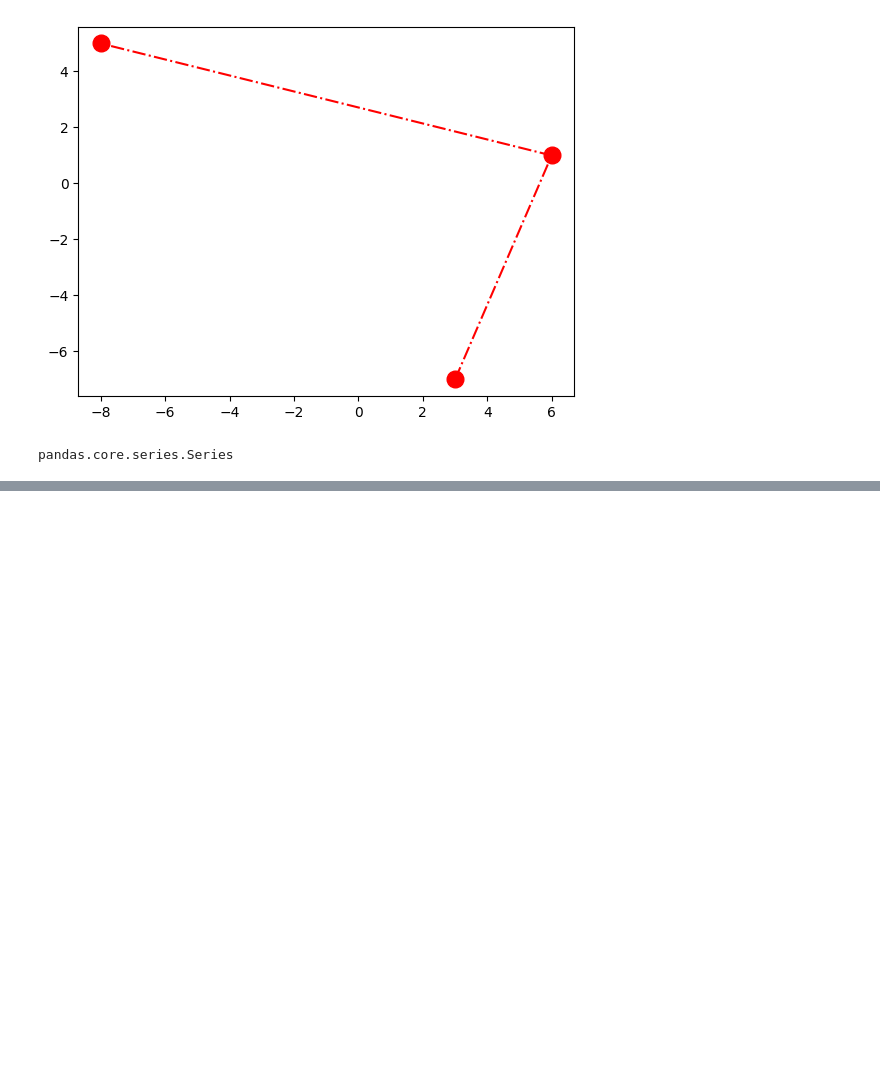
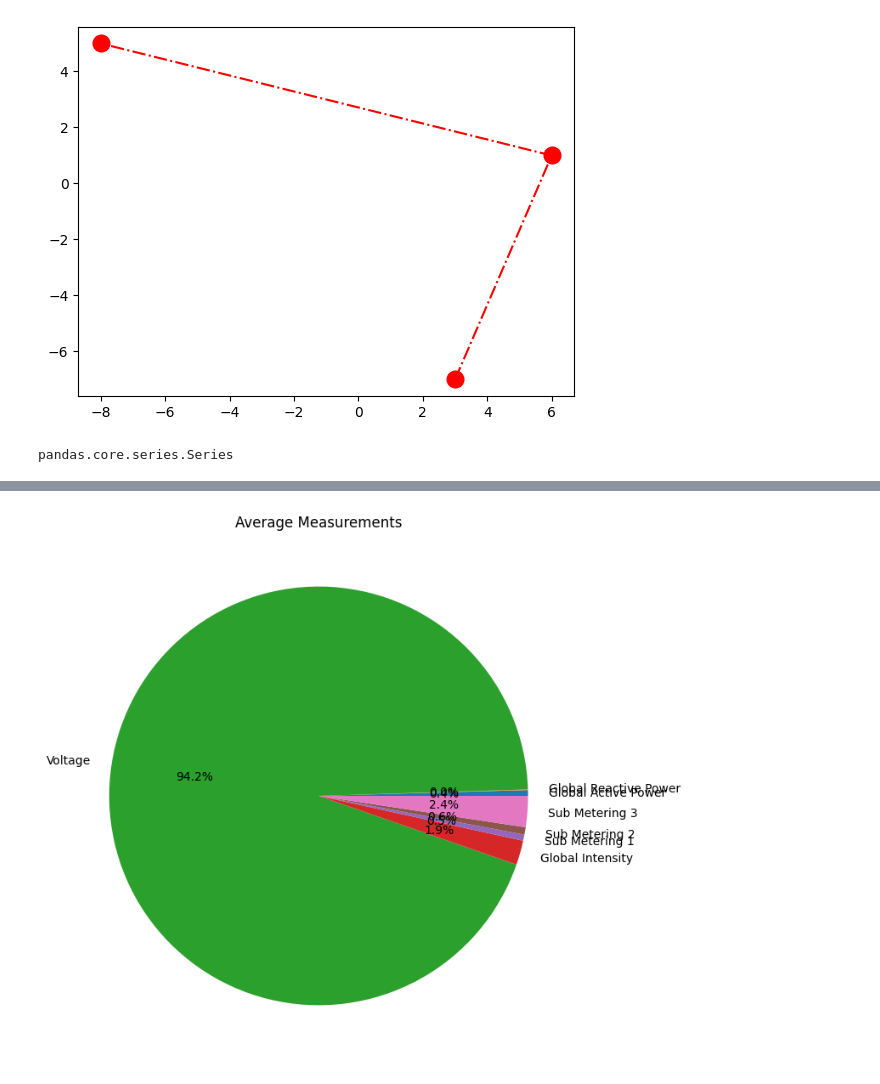
Before and after one commit to Sridevimesala/Energy_Prediction-, a Jupyter notebook: Energy_Predicition.ipynb, the cells around one changed output, grey strips where cells are left out. Drawn from its saved outputs; the diff is of its cells as text; code cells hidden in the pictures; blank space fills up the shorter version.

```diff
--- a/Energy_Predicition.ipynb
+++ b/Energy_Predicition.ipynb
@@ -199,0 +215,22 @@ pandas.core.series.Series
+# %%
+# to create a pie chart for each column in dataset:
+labels = ['Global Active Power', 'Global Reactive Power', 'Voltage',
+          'Global Intensity', 'Sub Metering 1', 'Sub Metering 2',
+          'Sub Metering 3']
+
+# Assuming df is DataFrame
+values = [df['Global_active_power'].mean(),
+          df['Global_reactive_power'].mean(),
+          df['Voltage'].mean(),
+          df['Global_intensity'].mean(),
+          df['Sub_metering_1'].mean(),
+          df['Sub_metering_2'].mean(),
+          df['Sub_metering_3'].mean()]
+
+# Creating pie chart
+plt.figure(figsize=(10, 8))
+plt.pie(values, labels=labels, autopct='%1.1f%%')
+plt.title('Average Measurements')
+plt.show()
+# %% [output]
+[figure, added]
```
Also changed, not shown: parts of 23 cells of this notebook.
